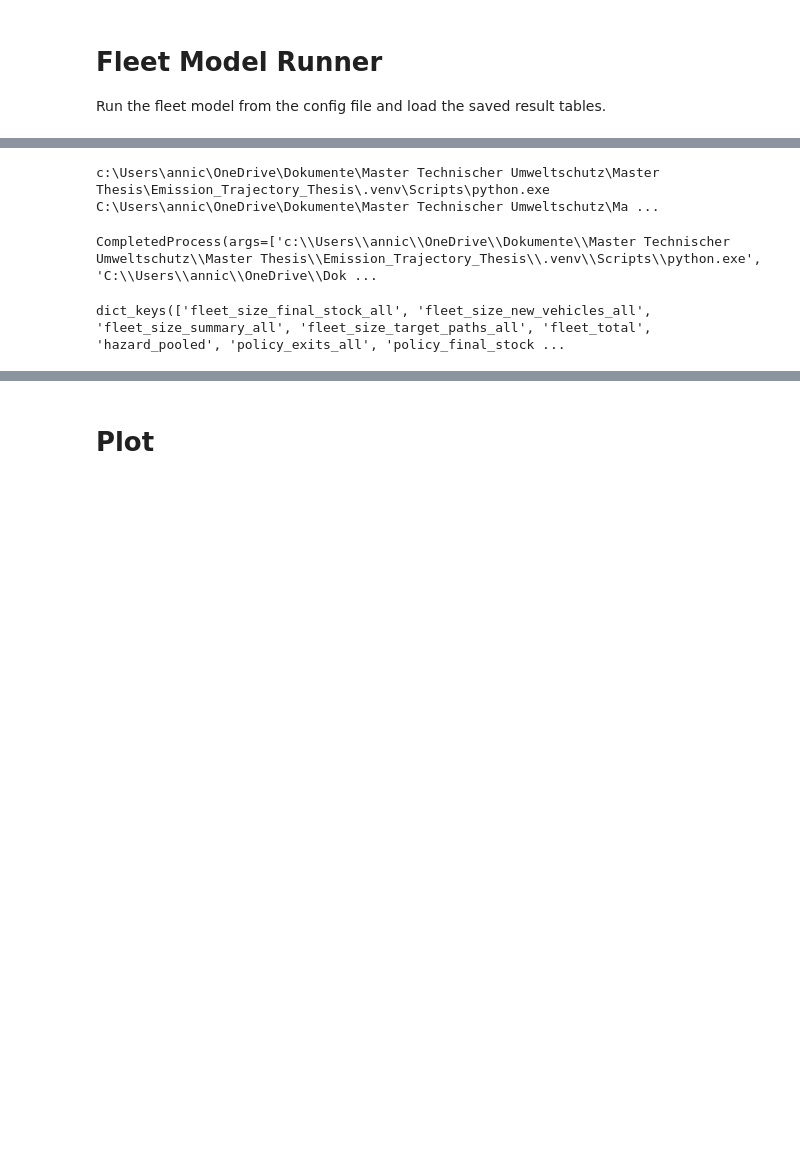
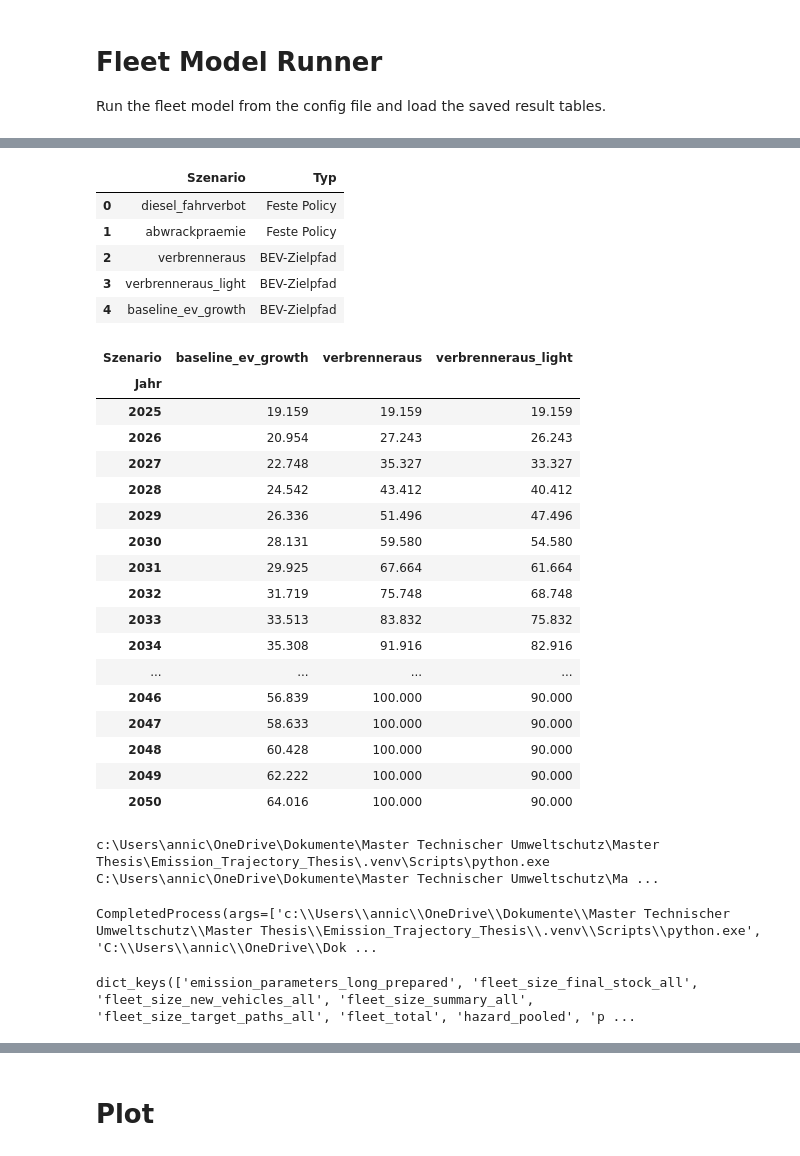
Before and after one commit to annicarl/Emission_Trajectory_Thesis, a Jupyter notebook: Fleet Model/Fleet_Model_runner.ipynb, the cells around one changed output, grey strips where cells are left out. Saved outputs shown, nothing was run; the diff lists cells and outputs as text; code cells hidden in the pictures; blank space fills up the shorter version.

```diff
--- a/Fleet Model/Fleet_Model_runner.ipynb
+++ b/Fleet Model/Fleet_Model_runner.ipynb
@@ -5,3 +9,76 @@ Run the fleet model from the config file and load the saved result tables.
+# %%
+import importlib.util
+from pathlib import Path
+import pandas as pd
+
+model_dir = Path(r"C:\\Users\\annic\\OneDrive\\Dokumente\\Master Technischer Umweltschutz\\Master Thesis\\Emission_Trajectory_Thesis\\Fleet Model")
+script_path = model_dir / "fleet_model_with_policies.py"
+config_path = model_dir / "fleet_model_config.json"
+
+spec = importlib.util.spec_from_file_location("fleet_model_with_policies", script_path)
+fleet_model = importlib.util.module_from_spec(spec)
+spec.loader.exec_module(fleet_model)
+model_config = fleet_model.load_config(config_path)
+
+fixed_scenarios = model_config["policies"]["scenarios"]
+bev_target_scenarios = model_config["policies"].get("bev_target_scenarios", {})
+all_scenarios = fleet_model.policy_scenario_names(model_config)
+
+scenario_overview = pd.DataFrame({
+    "Szenario": all_scenarios,
+    "Typ": [
+        "BEV-Zielpfad" if name in bev_target_scenarios else "Feste Policy"
+        for name in all_scenarios
+    ],
+})
+display(scenario_overview)
+
+start_year = int(model_config["years"]["start_year"])
+end_year = int(model_config["years"]["end_year"])
+bev_target_overview = pd.DataFrame(
+    [
+        {
+            "Szenario": scenario_name,
+            "Jahr": year,
+            "BEV-Zielanteil [%]": 100 * fleet_model.bev_target_share(
+                year, scenario_name, model_config
+            ),
+        }
+        for scenario_name in bev_target_scenarios
+        for year in range(start_year, end_year + 1)
+    ]
+)
+
+display(
+    bev_target_overview.pivot(
+        index="Jahr", columns="Szenario", values="BEV-Zielanteil [%]"
+    ).round(3)
+)
+# %% [output]
+|  | Szenario | Typ |
+| 0 | diesel_fahrverbot | Feste Policy |
+| 1 | abwrackpraemie | Feste Policy |
+| 2 | verbrenneraus | BEV-Zielpfad |
+| 3 | verbrenneraus_light | BEV-Zielpfad |
+| 4 | baseline_ev_growth | BEV-Zielpfad |
+| Szenario | baseline_ev_growth | verbrenneraus | verbrenneraus_light |
+| Jahr |  |  |  |
+| 2025 | 19.159 | 19.159 | 19.159 |
+| 2026 | 20.954 | 27.243 | 26.243 |
+| 2027 | 22.748 | 35.327 | 33.327 |
+| 2028 | 24.542 | 43.412 | 40.412 |
+| 2029 | 26.336 | 51.496 | 47.496 |
+| 2030 | 28.131 | 59.580 | 54.580 |
+| 2031 | 29.925 | 67.664 | 61.664 |
+| 2032 | 31.719 | 75.748 | 68.748 |
+| 2033 | 33.513 | 83.832 | 75.832 |
+| 2034 | 35.308 | 91.916 | 82.916 |
+| ... | ... | ... | ... |
+| 2046 | 56.839 | 100.000 | 90.000 |
+| 2047 | 58.633 | 100.000 | 90.000 |
+| 2048 | 60.428 | 100.000 | 90.000 |
+| 2049 | 62.222 | 100.000 | 90.000 |
+| 2050 | 64.016 | 100.000 | 90.000 |
 # %%
 from pathlib import Path
 import subprocess
@@ -34,7 +111,7 @@ results = {
 
 results.keys()
 # %% [output]
-dict_keys(['fleet_size_final_stock_all', 'fleet_size_new_vehicles_all', 'fleet_size_summary_all', 'fleet_size_target_paths_all', 'fleet_total', 'hazard_pooled', 'policy_exits_all', 'policy_final_stock ...
+dict_keys(['emission_parameters_long_prepared', 'fleet_size_final_stock_all', 'fleet_size_new_vehicles_all', 'fleet_size_summary_all', 'fleet_size_target_paths_all', 'fleet_total', 'hazard_pooled', 'p ...
 # %%
 # Main result dataframes for evaluation
 policy_summary_all = results["policy_summary_all"]
```
Also changed, not shown: parts of 4 cells of this notebook, 6 other files.
